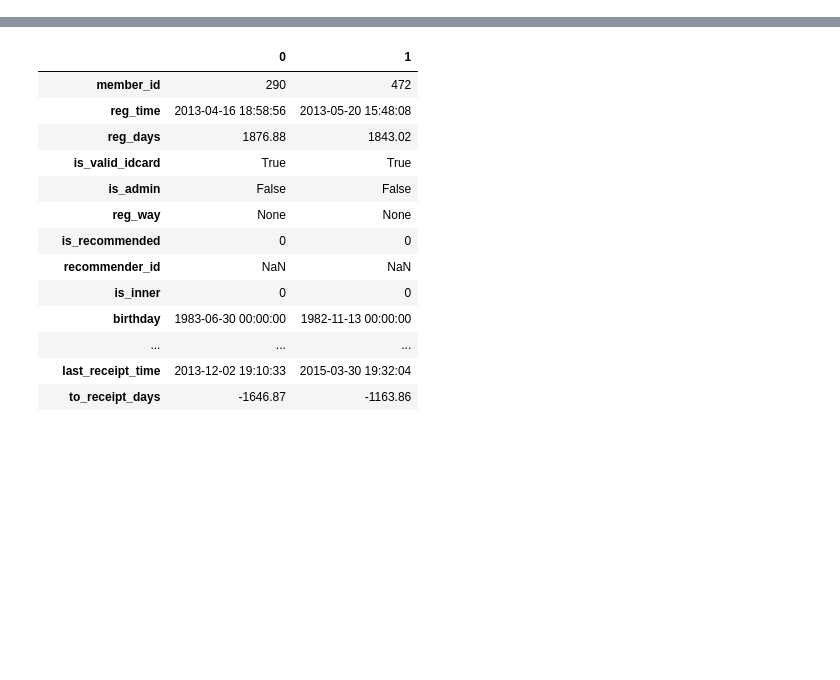
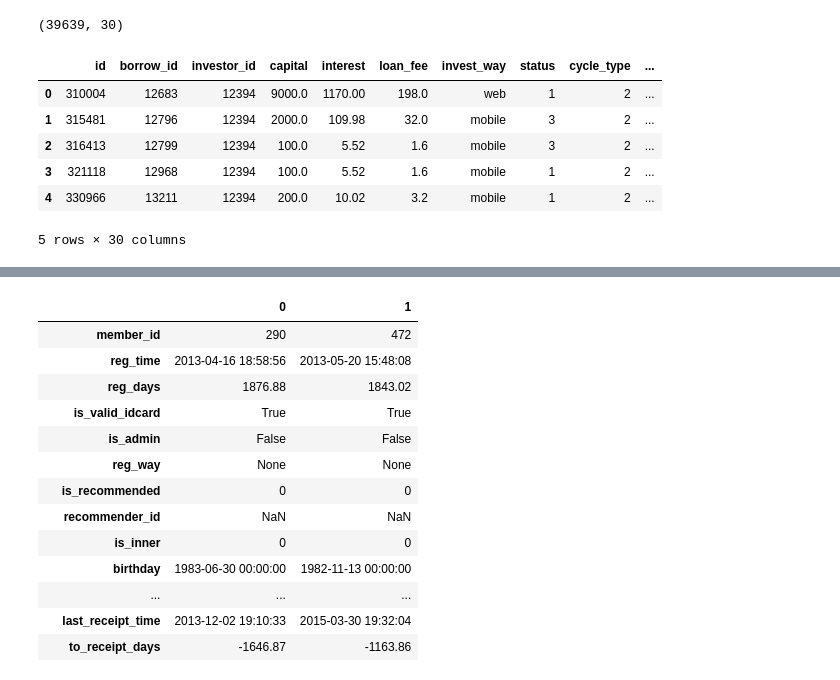
Before and after one commit to nethuad/works, a Jupyter notebook: pys/portrait/portrait.ipynb, the cells around one changed output, grey strips where cells are left out. Saved outputs shown, nothing was run; the diff lists cells and outputs as text; code cells hidden in the pictures; blank space fills up the shorter version.

```diff
--- a/pys/portrait/portrait.ipynb
+++ b/pys/portrait/portrait.ipynb
@@ -13,3 +13,19 @@ import pandas as pd
 from sqlalchemy import create_engine
 # %%
 # 2.1 导入pkl数据
+# %%
+borrow_invest2018 = pd.read_pickle('borrow_invest_wide.pkl')
+# %%
+borrow_invest2018.shape
+# %% [output]
+(39639, 30)
+# %%
+borrow_invest2018.head()
+# %% [output]
+|  | id | borrow_id | investor_id | capital | interest | loan_fee | invest_way | status | cycle_type | ... |
+| 0 | 310004 | 12683 | 12394 | 9000.0 | 1170.00 | 198.0 | web | 1 | 2 | ... |
+| 1 | 315481 | 12796 | 12394 | 2000.0 | 109.98 | 32.0 | mobile | 3 | 2 | ... |
+| 2 | 316413 | 12799 | 12394 | 100.0 | 5.52 | 1.6 | mobile | 3 | 2 | ... |
+| 3 | 321118 | 12968 | 12394 | 100.0 | 5.52 | 1.6 | mobile | 1 | 2 | ... |
+| 4 | 330966 | 13211 | 12394 | 200.0 | 10.02 | 3.2 | mobile | 1 | 2 | ... |
+5 rows × 30 columns
```
Also changed, not shown: parts of 5 cells of this notebook, 8 other files.
